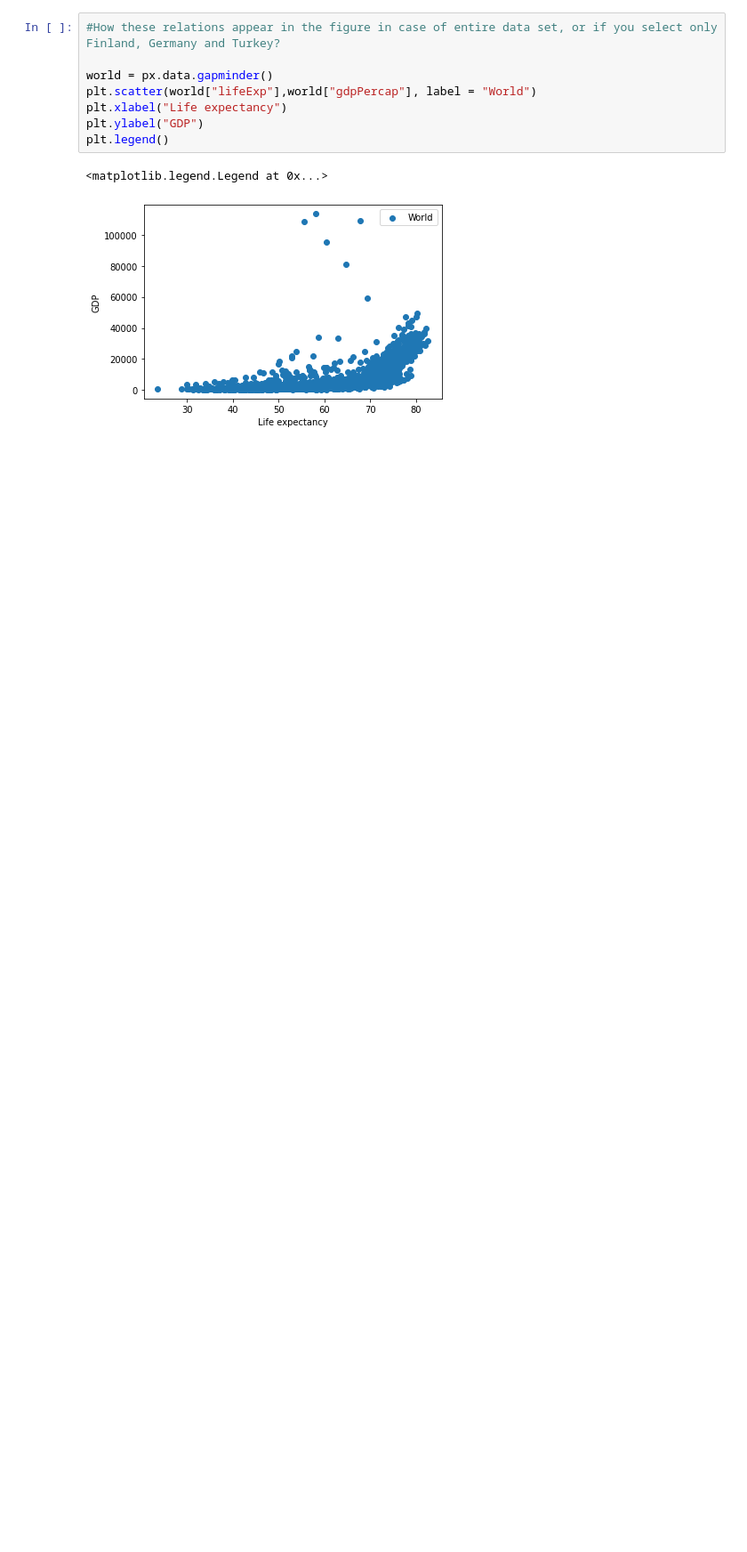
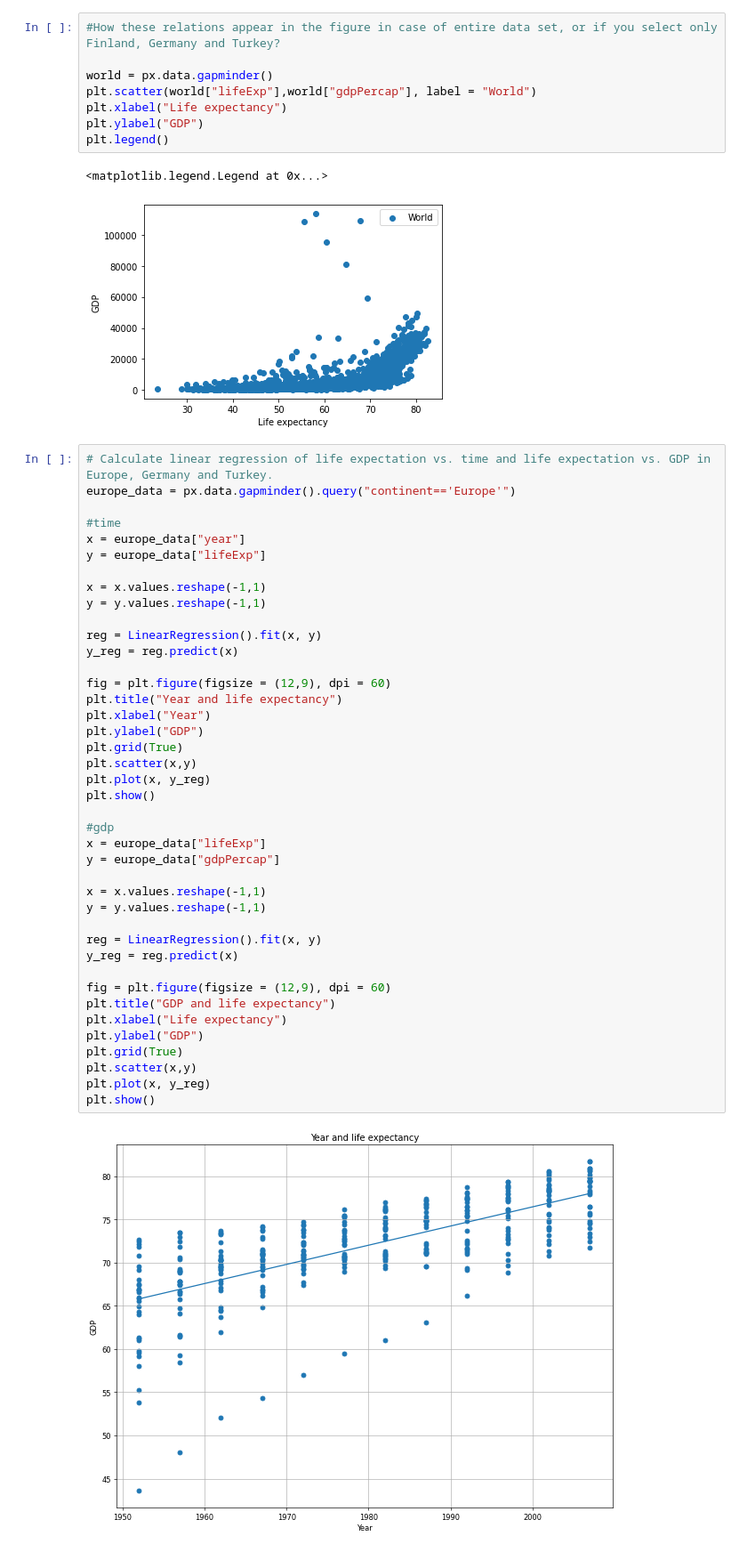
Before and after one commit to Statse/school-2021, a Jupyter notebook: tools of data analysis/excercise_04.ipynb, the cells around one changed output. Shown: that part at 89% size. Drawn from its saved outputs; the diff is of its cells as text; blank space fills up the shorter version.

```diff
--- a/tools of data analysis/excercise_04.ipynb
+++ b/tools of data analysis/excercise_04.ipynb
@@ -65,3 +65,46 @@ plt.legend()
 # %% [output]
 <matplotlib.legend.Legend at 0x...>
 [figure]
+# %%
+# Calculate linear regression of life expectation vs. time and life expectation vs. GDP in Europe, Germany and Turkey.
+europe_data = px.data.gapminder().query("continent=='Europe'")
+
+#time
+x = europe_data["year"]
+y = europe_data["lifeExp"]
+
+x = x.values.reshape(-1,1)
+y = y.values.reshape(-1,1)
+
+reg = LinearRegression().fit(x, y)
+y_reg = reg.predict(x)
+
+fig = plt.figure(figsize = (12,9), dpi = 60)
+plt.title("Year and life expectancy")
+plt.xlabel("Year")
+plt.ylabel("GDP")
+plt.grid(True)
+plt.scatter(x,y)
+plt.plot(x, y_reg)
+plt.show()
+
+#gdp
+x = europe_data["lifeExp"]
+y = europe_data["gdpPercap"]
+
+x = x.values.reshape(-1,1)
+y = y.values.reshape(-1,1)
+
+reg = LinearRegression().fit(x, y)
+y_reg = reg.predict(x)
+
+fig = plt.figure(figsize = (12,9), dpi = 60)
+plt.title("GDP and life expectancy")
+plt.xlabel("Life expectancy")
+plt.ylabel("GDP")
+plt.grid(True)
+plt.scatter(x,y)
+plt.plot(x, y_reg)
+plt.show()
+# %% [output]
+[figure, added]
```
Also changed, not shown: parts of 7 cells of this notebook, 1 other file.
